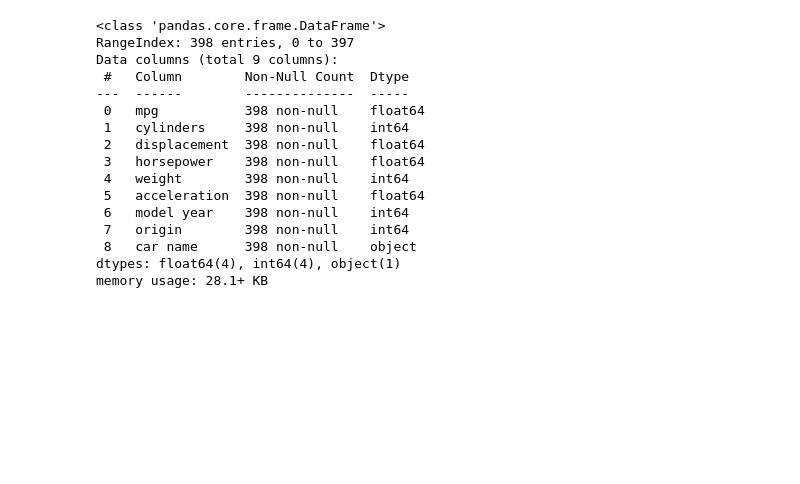
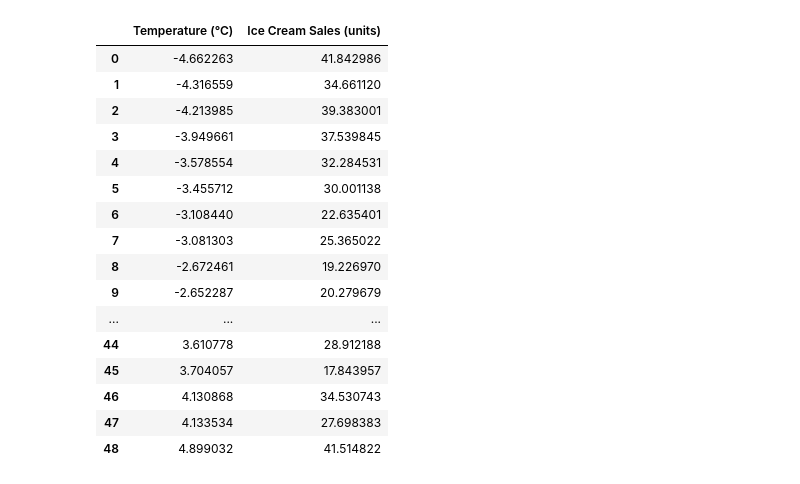
Before and after one commit to akamasoom/Python, a Jupyter notebook: Untitled1.ipynb, the cells around one changed output. Drawn from its saved outputs; the diff is of its cells as text; code cells hidden in the pictures; blank space fills up the shorter version.

```diff
--- a/Untitled1.ipynb
+++ b/Untitled1.ipynb
@@ -9,19 +13,20 @@ df['horsepower']=df["horsepower"].astype('float64')
 # %%
-df.info()
+df
 # %% [output]
-<class 'pandas.core.frame.DataFrame'>
-RangeIndex: 398 entries, 0 to 397
-Data columns (total 9 columns):
- #   Column        Non-Null Count  Dtype
----  ------        --------------  -----
- 0   mpg           398 non-null    float64
- 1   cylinders     398 non-null    int64
- 2   displacement  398 non-null    float64
- 3   horsepower    398 non-null    float64
- 4   weight        398 non-null    int64
- 5   acceleration  398 non-null    float64
- 6   model year    398 non-null    int64
- 7   origin        398 non-null    int64
- 8   car name      398 non-null    object
-dtypes: float64(4), int64(4), object(1)
-memory usage: 28.1+ KB
+|  | Temperature (°C) | Ice Cream Sales (units) |
+| 0 | -4.662263 | 41.842986 |
+| 1 | -4.316559 | 34.661120 |
+| 2 | -4.213985 | 39.383001 |
+| 3 | -3.949661 | 37.539845 |
+| 4 | -3.578554 | 32.284531 |
+| 5 | -3.455712 | 30.001138 |
+| 6 | -3.108440 | 22.635401 |
+| 7 | -3.081303 | 25.365022 |
+| 8 | -2.672461 | 19.226970 |
+| 9 | -2.652287 | 20.279679 |
+| ... | ... | ... |
+| 44 | 3.610778 | 28.912188 |
+| 45 | 3.704057 | 17.843957 |
+| 46 | 4.130868 | 34.530743 |
+| 47 | 4.133534 | 27.698383 |
+| 48 | 4.899032 | 41.514822 |
```
Also changed, not shown: parts of 14 cells of this notebook, 1 other file.
